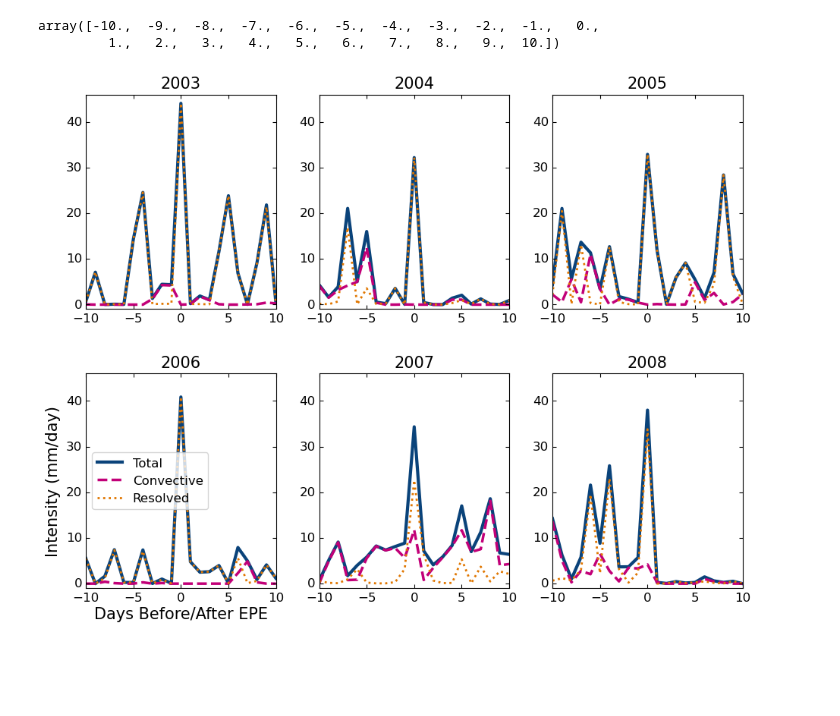
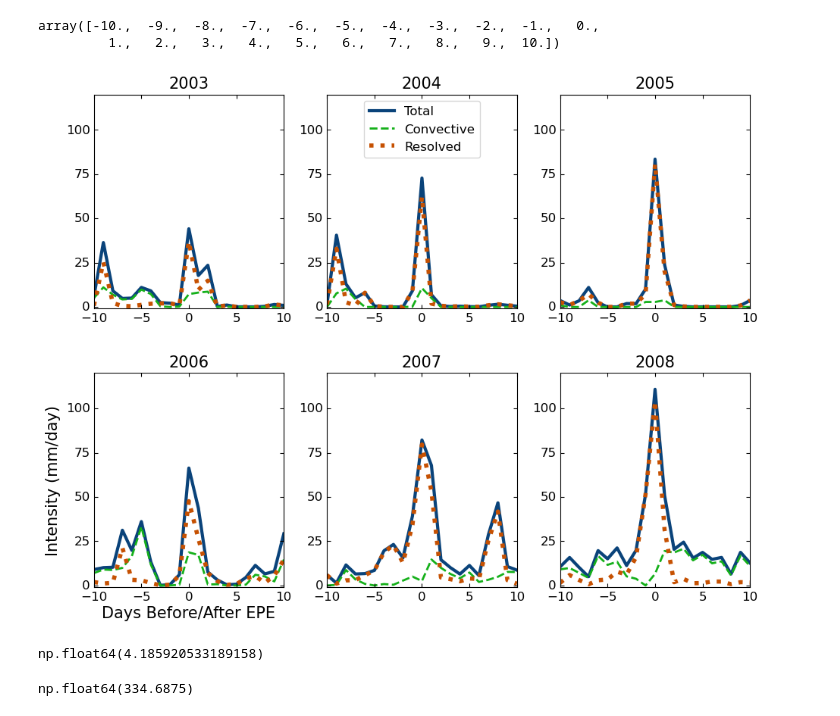
Before and after one commit to ageorgemorgan/epe-analysis, a Jupyter notebook: ps_localized.ipynb, the cells around one changed output. Cells and saved outputs as stored; diff of their text form; code cells hidden in the pictures; blank space fills up the shorter version.

Commit message:
cleaned up some of the figures

```diff
--- a/ps_localized.ipynb
+++ b/ps_localized.ipynb
@@ -127,7 +94,19 @@ plt.show()
 #     high = 360,
 #     size = 1,
 # )[0]
-random_lat = 46.
+my_random_seed = 32
+rng = np.random.default_rng() #seed = my_random_seed)
+random_lat = rng.integers(
+    low = -13,
+    high = 13,
+    size = 1,
+)[0]
+# random_lon = rng.integers(
+#     low = ,
+#     high = 335,
+#     size = 1,
+# )[0]
+#random_lat = 46.
 random_lon = 335.
 # %%
 # To make sure everything is as honest as possible, make sure we pick a random_lat, random_lon *inside
@@ -576,14 +555,14 @@ time_slice_half_width = 10 # in days
 my_time_delta = datetime.timedelta(days = time_slice_half_width)
 
 pr_in_central_box_in_epe_slice = np.zeros((year_end - year_start, 1 + 2 * time_slice_half_width), dtype = float)
-prc_in_central_box_in_epe_slice = np.copy(pr_on_epe_days)
-prr_in_central_box_in_epe_slice = np.copy(pr_on_epe_days)
+prc_in_central_box_in_epe_slice = np.copy(pr_in_central_box_in_epe_slice )
+prr_in_central_box_in_epe_slice = np.copy(pr_in_central_box_in_epe_slice )
 
 for year_index in range(0, year_end - year_start):
     year = year_start + year_index
 
     day_of_epe = get_day_of_extreme(da_pr_in_central_box, year).values.item()
-    time_slice = slice(day_of_epe - my_delta, day_of_epe + my_delta)
+    time_slice = slice(day_of_epe - my_time_delta, day_of_epe + my_time_delta)
 
     pr_in_central_box_in_epe_slice[year_index, :] = da_pr_in_central_box.sel(time = time_slice).values
     prc_in_central_box_in_epe_slice[year_index, :] = da_prc_in_central_box.sel(time = time_slice).values
@@ -625,42 +604,52 @@ for year_index in range(0, year_end - year_start):
     plt.plot(
         times,
         prc_in_central_box_in_epe_slice[year_index, :],
-        color = "xkcd:magenta",
+        color = "xkcd:green",
         linestyle = "dashed",
         label = "Convective",
-        linewidth = 2.5,
+        linewidth = 2,
     )
 
     plt.plot(
         times,
         prr_in_central_box_in_epe_slice[year_index, :],
-        color = "xkcd:pumpkin",
+        color = "xkcd:dark orange",
         linestyle = "dotted",
         label = "Resolved",
-        linewidth = 2,
+        linewidth = 4,
     )
 
-    plt.ylim(-1, 46)
+    plt.ylim(-1, 120)
     plt.xlim(-10, 10)
 
     ax.set_title(year, fontsize = TITLE_FONT_SIZE)
     ax.tick_params(axis='both', labelsize = TITLE_FONT_SIZE)
 
     if row_idx == 1 and col_idx == 0:
        ax.set_xlabel("Days Before/After EPE")
        ax.set_ylabel("Intensity (mm/day)")
-       plt.legend(loc="center left", fontsize=12)
+
+    if year == 2004:
+       plt.legend(loc="upper center", fontsize=12, ncols=1)
 
     if year == 2005:
         row_idx += 1
 
     col_idx += 1
     col_idx = col_idx % 3
 
 # Save output
 outfile_path = "images/" + "pr_localized_time_series_gallery" + ".png"
 plt.savefig(outfile_path, dpi=600, bbox_inches='tight')
 
 plt.show()
 # %% [output]
-[figure, old version]
+[figure, new version]
+# %%
+random_lat
+# %% [output]
+np.float64(4.185920533189158)
+# %%
+random_lon
+# %% [output]
+np.float64(334.6875)
```
Also changed, not shown: parts of 14 cells of this notebook, 5 other files.
